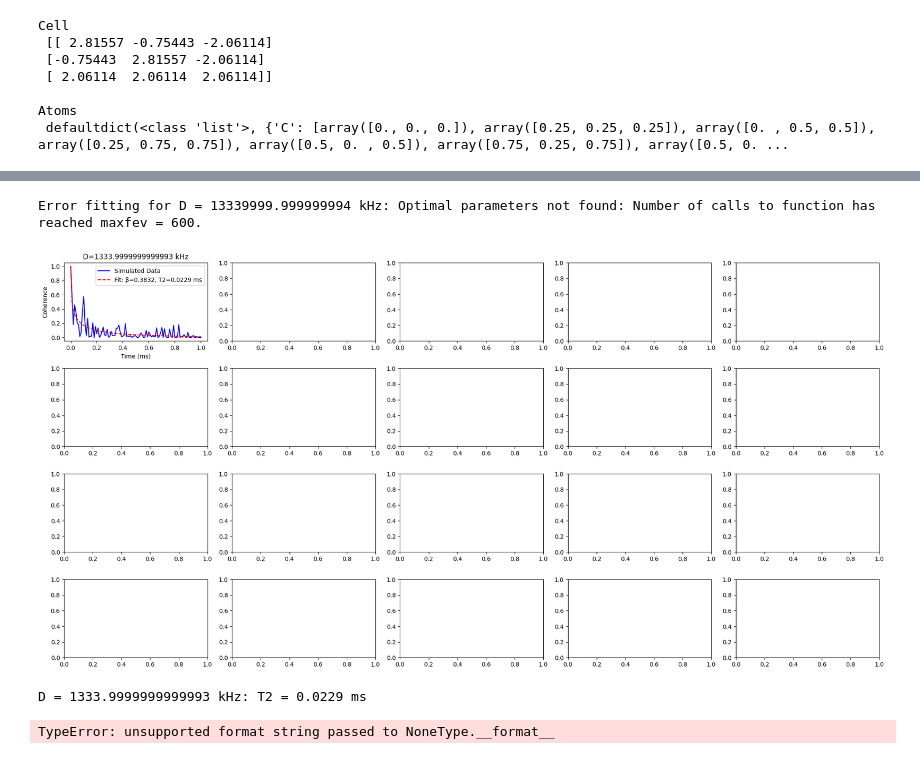
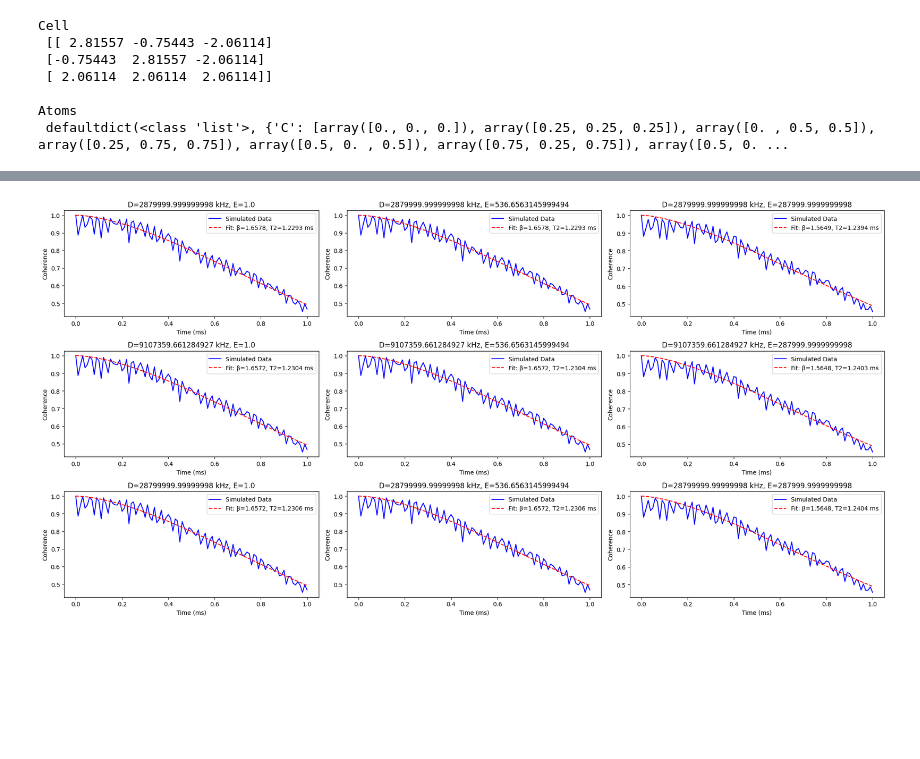
Before and after one commit to aoneillmark/Capstone, a Jupyter notebook: Different Ds and Es for NV centre in diamond copy 3.ipynb, the cells around one changed output, grey strips where cells are left out. Drawn from its saved outputs; the diff is of its cells as text; code cells hidden in the pictures; blank space fills up the shorter version.

```diff
--- a/Different Ds and Es for NV centre in diamond copy 3.ipynb
+++ b/Different Ds and Es for NV centre in diamond copy 3.ipynb
@@ -214,51 +213,48 @@ for D in unique_D_values:
 # %%
 def coherence_time_func(time, beta, T2):
     return np.exp(-(time / T2) ** beta)
 
 from scipy.optimize import curve_fit
 
-# Choose a reference E value (smallest E in this case)
-ref_E_value = min(unique_E_values)
+# Extract unique D and E values
+unique_D_values = sorted(set([key[0] for key in coherence_dict.keys()]))
+unique_E_values = sorted(set([key[1] for key in coherence_dict.keys()]))
 
-# Continue as before
 T2_values = {}
 beta_values = {}
 
-rows = 4
-cols = 5
+rows = len(unique_D_values)
+cols = len(unique_E_values)
 fig, axes = plt.subplots(rows, cols, figsize=(20, 10))
-axes = axes.ravel()
 
-for idx, D in enumerate(unique_D_values):
-    # Extract coherence data for the given D and reference E value
-    coherence_data = coherence_dict[(D, ref_E_value)]
+for i, D in enumerate(unique_D_values):
+    for j, E in enumerate(unique_E_values):
+        # Extract coherence data for the given D and E value
+        coherence_data = coherence_dict[(D, E)]
 
-    try:
-        popt, _ = curve_fit(coherence_time_func, time_space, coherence_data, p0=(1, 1))
-        beta_fitted, T2_fitted = popt
-        beta_values[D] = beta_fitted
-        T2_values[D] = T2_fitted
+        try:
+            popt, _ = curve_fit(coherence_time_func, time_space, coherence_data, p0=(1, 1))
+            beta_fitted, T2_fitted = popt
+            beta_values[(D, E)] = beta_fitted
+            T2_values[(D, E)] = T2_fitted
 
-        ax = axes[idx]
-        ax.plot(time_space, coherence_data, 'b-', label='Simulated Data')
-        ax.plot(time_space, coherence_time_func(time_space, *popt), 'r--', label=f'Fit: β={beta_fitted:.4f}, T2={T2_fitted:.4f} ms')
-        ax.set_title(f'D={D} kHz')
-        ax.set_xlabel('Time (ms)')
-        ax.set_ylabel('Coherence')
-        ax.legend()
+            ax = axes[i, j]
+            ax.plot(time_space, coherence_data, 'b-', label='Simulated Data')
+            ax.plot(time_space, coherence_time_func(time_space, *popt), 'r--', label=f'Fit: β={beta_fitted:.4f}, T2={T2_fitted:.4f} ms')
+            ax.set_title(f'D={D} kHz, E={E}')
+            ax.set_xlabel('Time (ms)')
+            ax.set_ylabel('Coherence')
+            ax.legend()
 
-    except Exception as e:
-        print(f"Error fitting for D = {D} kHz: {e}")
-        beta_values[D] = None
-        T2_values[D] = None
+        except Exception as e:
+            print(f"Error fitting for D = {D} kHz, E = {E}: {e}")
+            beta_values[(D, E)] = None
+            T2_values[(D, E)] = None
 
 plt.tight_layout()
 plt.show()
 
-for D, T2 in T2_values.items():
-    print(f"D = {D} kHz: T2 = {T2:.4f} ms")
+# for (D, E), T2 in T2_values.items():
+#     print(f"D = {D} kHz, E = {E}: T2 = {T2:.4f} ms")
 # %% [output]
-Error fitting for D = 13339999.999999994 kHz: Optimal parameters not found: Number of calls to function has reached maxfev = 600.
-[figure, old version]
+[figure, new version]
-D = 1333.9999999999993 kHz: T2 = 0.0229 ms
-TypeError: unsupported format string passed to NoneType.__format__
```
Also changed, not shown: parts of 15 cells of this notebook, 2 other files.
